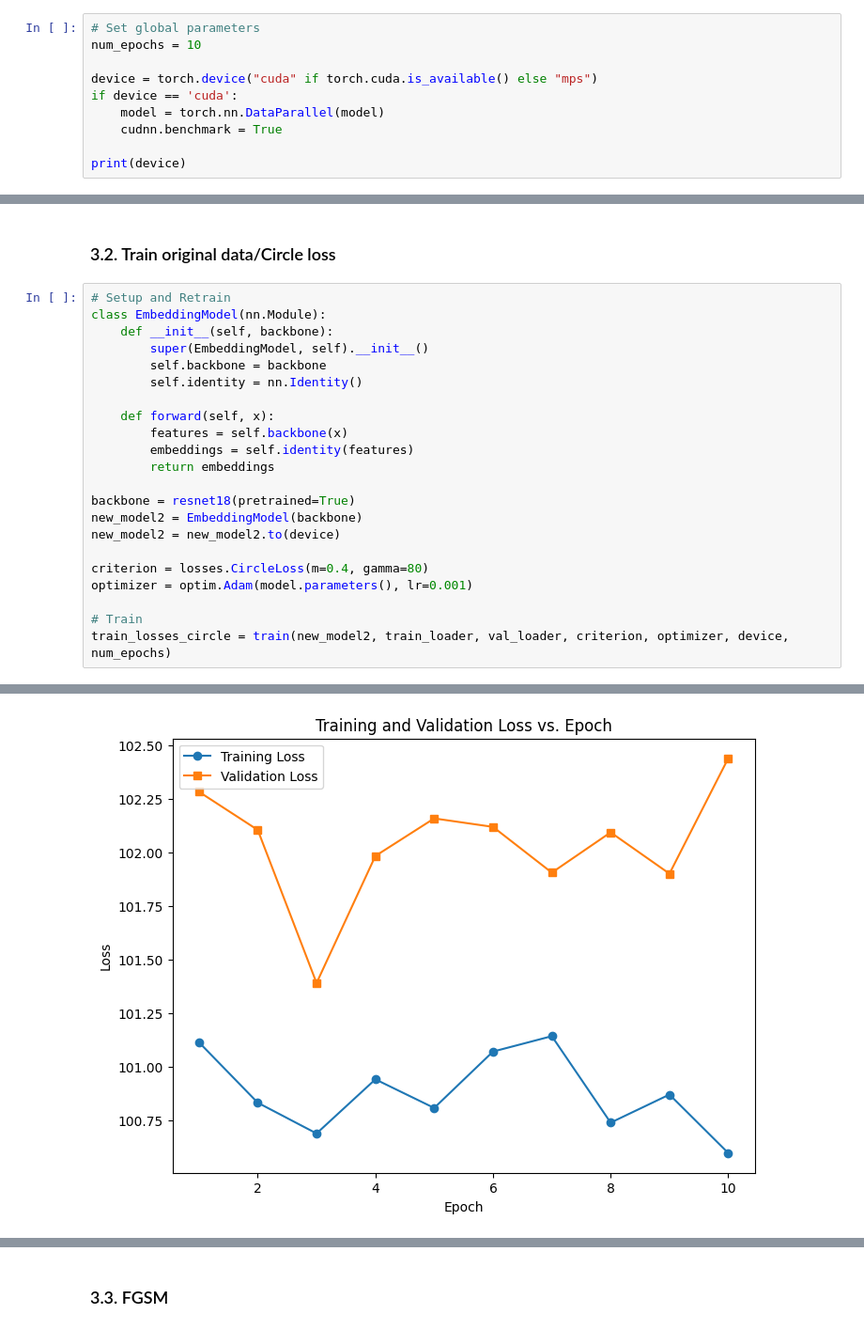
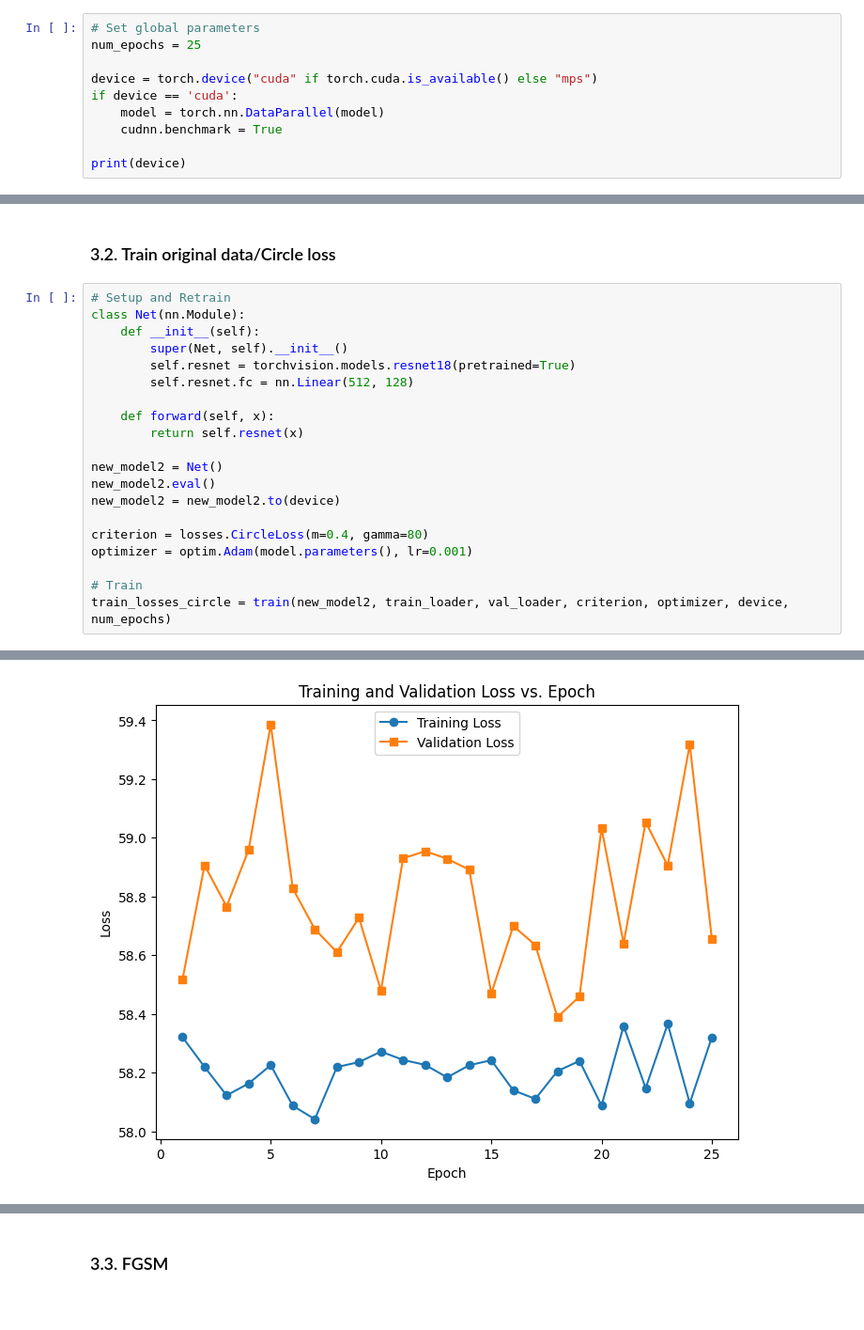
Before and after one commit to moshafieeha/Deep-Learning-Mini-Projects, a Jupyter notebook: Robustenss in Classification.ipynb, the cells around one changed output, grey strips where cells are left out. Shown at 94% size. Saved outputs shown, nothing was run; the diff lists cells and outputs as text.

```diff
--- a/Robustenss in Classification.ipynb
+++ b/Robustenss in Classification.ipynb
@@ -44,6 +44,6 @@ from pytorch_metric_learning import losses
 # %%
 # Set global parameters
-num_epochs = 10
+num_epochs = 25
 
 device = torch.device("cuda" if torch.cuda.is_available() else "mps")
 if device == 'cuda':
@@ -682,19 +623,17 @@ Epoch [10/10], Training Loss: 3.0501, Validation Loss: 111.5377
 ### 3.2. Train original data/Circle loss
 # %%
 # Setup and Retrain
-class EmbeddingModel(nn.Module):
-    def __init__(self, backbone):
-        super(EmbeddingModel, self).__init__()
-        self.backbone = backbone
-        self.identity = nn.Identity()
+class Net(nn.Module):
+    def __init__(self):
+        super(Net, self).__init__()
+        self.resnet = torchvision.models.resnet18(pretrained=True)
+        self.resnet.fc = nn.Linear(512, 128)
 
     def forward(self, x):
-        features = self.backbone(x)
-        embeddings = self.identity(features)
-        return embeddings
+        return self.resnet(x)
 
-backbone = resnet18(pretrained=True)
-new_model2 = EmbeddingModel(backbone)
+new_model2 = Net()
+new_model2.eval()
 new_model2 = new_model2.to(device)
 
 criterion = losses.CircleLoss(m=0.4, gamma=80)
@@ -716 +662 @@ Epoch [10/10], Training Loss: 100.5956, Validation Loss: 102.4404
-[figure, old version]
+[figure, new version]
```
Also changed, not shown: parts of 16 cells of this notebook.
